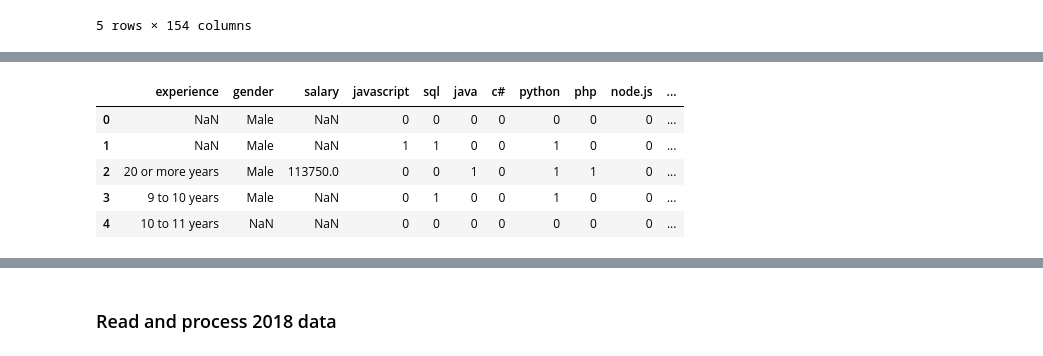
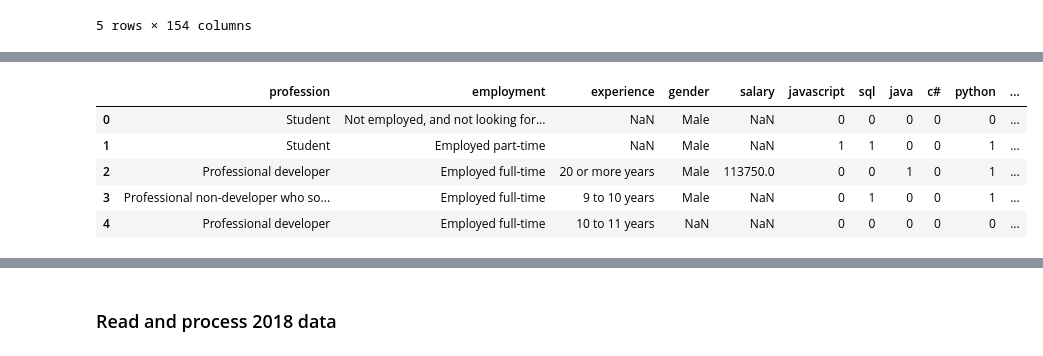
Before and after one commit to ksprashu/analyze_skillset_trends_stackoverflow, a Jupyter notebook: wrangle_data.ipynb, the cells around one changed output, grey strips where cells are left out. Saved outputs shown, nothing was run; the diff lists cells and outputs as text; code cells hidden in the pictures.

```diff
--- a/wrangle_data.ipynb
+++ b/wrangle_data.ipynb
@@ -678,13 +906,14 @@ print_series(df_2017.columns)
 # %%
-df_2017 = clean_filter_cols(df_2017, [12,145,152], ['experience', 'gender', 'salary'], [88,90], False, '; ')
+# extract the columns we are interested in and the tech cols
+df_2017 = clean_filter_cols(df_2017, [1,5,12,145,152], ['profession','employment','experience', 'gender', 'salary'], [88,90], False, '; ')
 df_2017.head()
 # %% [output]
-|  | experience | gender | salary | javascript | sql | java | c# | python | php | node.js | ... |
-| 0 | NaN | Male | NaN | 0 | 0 | 0 | 0 | 0 | 0 | 0 | ... |
-| 1 | NaN | Male | NaN | 1 | 1 | 0 | 0 | 1 | 0 | 0 | ... |
-| 2 | 20 or more years | Male | 113750.0 | 0 | 0 | 1 | 0 | 1 | 1 | 0 | ... |
-| 3 | 9 to 10 years | Male | NaN | 0 | 1 | 0 | 0 | 1 | 0 | 0 | ... |
-| 4 | 10 to 11 years | NaN | NaN | 0 | 0 | 0 | 0 | 0 | 0 | 0 | ... |
+|  | profession | employment | experience | gender | salary | javascript | sql | java | c# | python | ... |
+| 0 | Student | Not employed, and not looking for... | NaN | Male | NaN | 0 | 0 | 0 | 0 | 0 | ... |
+| 1 | Student | Employed part-time | NaN | Male | NaN | 1 | 1 | 0 | 0 | 1 | ... |
+| 2 | Professional developer | Employed full-time | 20 or more years | Male | 113750.0 | 0 | 0 | 1 | 0 | 1 | ... |
+| 3 | Professional non-developer who so... | Employed full-time | 9 to 10 years | Male | NaN | 0 | 1 | 0 | 0 | 1 | ... |
+| 4 | Professional developer | Employed full-time | 10 to 11 years | NaN | NaN | 0 | 0 | 0 | 0 | 0 | ... |
 # %%
 # consistent column names
 df_2017 = df_2017.rename(columns={'angularjs':'angular.js','.net core':'.net','react':'react.js'})
```
Also changed, not shown: parts of 77 cells of this notebook, 1 other file.
